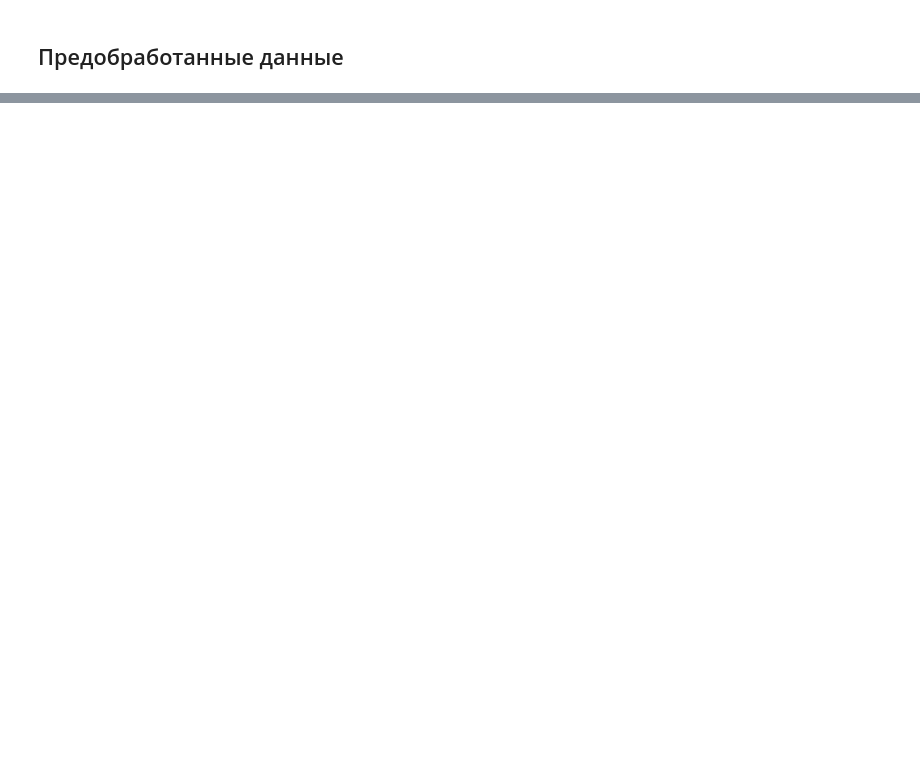
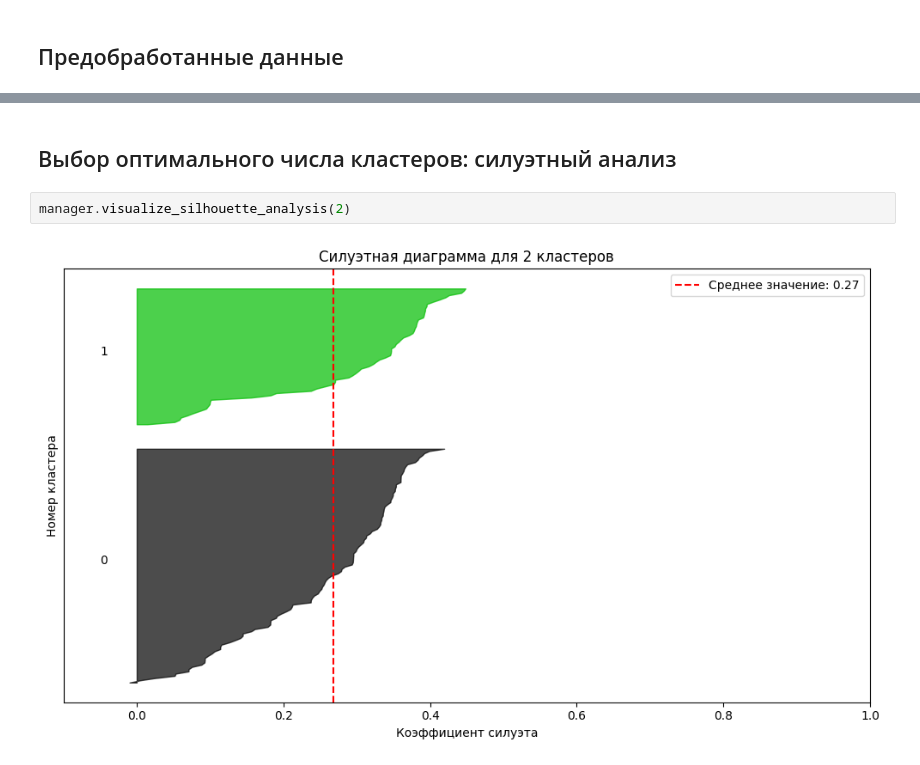
Before and after one commit to kof3stt/Intellectual_systems_engineering_MIREA_part_1, a Jupyter notebook: Практические работы/Практическая работа 2/Clustering.ipynb, the cells around one changed output, grey strips where cells are left out. Drawn from its saved outputs; the diff is of its cells as text; blank space fills up the shorter version.

```diff
--- a/Практические работы/Практическая работа 2/Clustering.ipynb
+++ b/Практические работы/Практическая работа 2/Clustering.ipynb
@@ -456,0 +564,6 @@ X_scaled
+# %% [markdown]
+## Выбор оптимального числа кластеров: силуэтный анализ
+# %%
+manager.visualize_silhouette_analysis(2)
+# %% [output]
+[figure, added]
```
Also changed, not shown: parts of 33 cells of this notebook, 7 other files.
